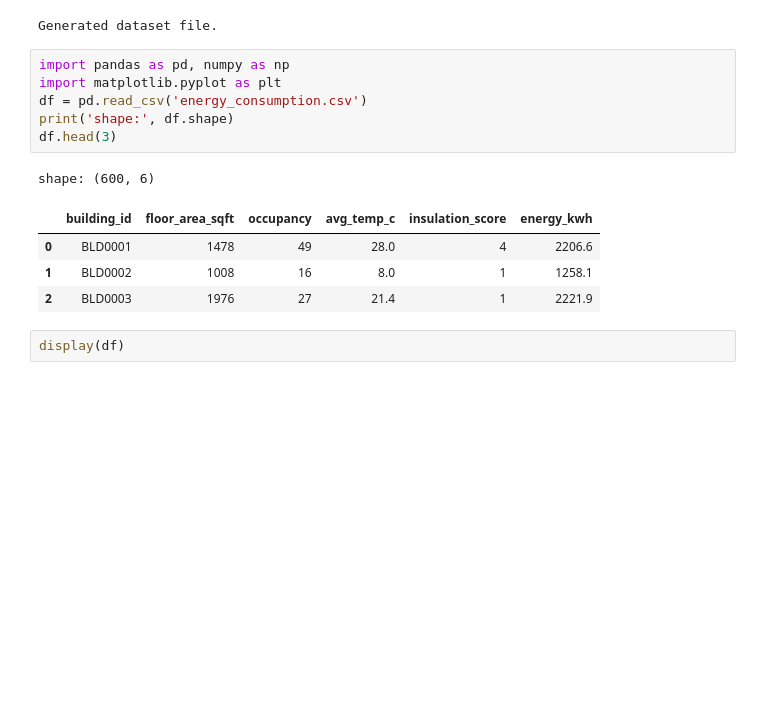
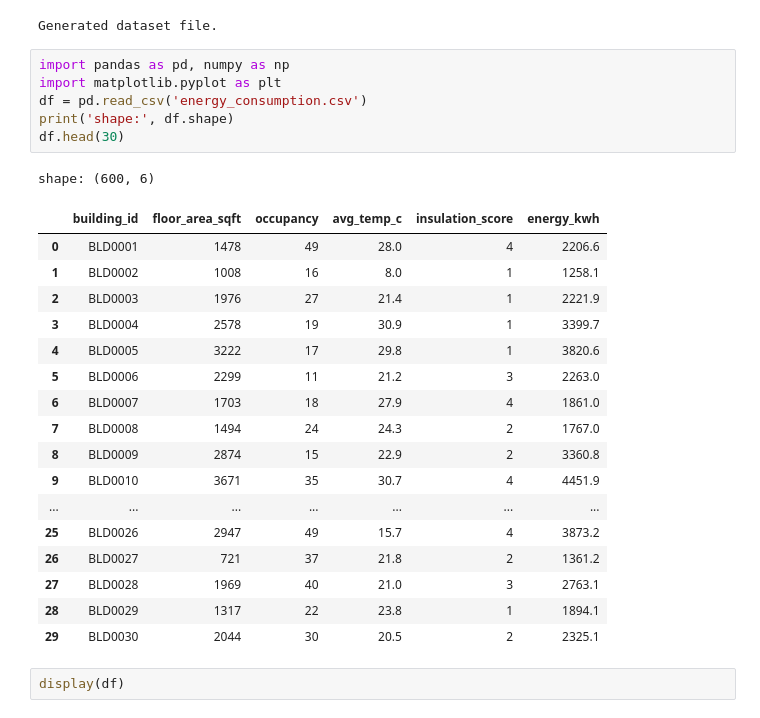
Before and after one commit to DrAyesha91/Nasscom-fdp-, a Jupyter notebook: Day_6_U13_Optimization_Part1_Lab.ipynb, the cells around one changed output. Saved outputs shown, nothing was run; the diff lists cells and outputs as text; blank space fills up the shorter version.

```diff
--- a/Day_6_U13_Optimization_Part1_Lab.ipynb
+++ b/Day_6_U13_Optimization_Part1_Lab.ipynb
@@ -82,15 +82,28 @@ Generated dataset file.
 # %%
 import pandas as pd, numpy as np
 import matplotlib.pyplot as plt
 df = pd.read_csv('energy_consumption.csv')
 print('shape:', df.shape)
-df.head(3)
+df.head(30)
 # %% [output]
 shape: (600, 6)
 |  | building_id | floor_area_sqft | occupancy | avg_temp_c | insulation_score | energy_kwh |
 | 0 | BLD0001 | 1478 | 49 | 28.0 | 4 | 2206.6 |
 | 1 | BLD0002 | 1008 | 16 | 8.0 | 1 | 1258.1 |
 | 2 | BLD0003 | 1976 | 27 | 21.4 | 1 | 2221.9 |
+| 3 | BLD0004 | 2578 | 19 | 30.9 | 1 | 3399.7 |
+| 4 | BLD0005 | 3222 | 17 | 29.8 | 1 | 3820.6 |
+| 5 | BLD0006 | 2299 | 11 | 21.2 | 3 | 2263.0 |
+| 6 | BLD0007 | 1703 | 18 | 27.9 | 4 | 1861.0 |
+| 7 | BLD0008 | 1494 | 24 | 24.3 | 2 | 1767.0 |
+| 8 | BLD0009 | 2874 | 15 | 22.9 | 2 | 3360.8 |
+| 9 | BLD0010 | 3671 | 35 | 30.7 | 4 | 4451.9 |
+| ... | ... | ... | ... | ... | ... | ... |
+| 25 | BLD0026 | 2947 | 49 | 15.7 | 4 | 3873.2 |
+| 26 | BLD0027 | 721 | 37 | 21.8 | 2 | 1361.2 |
+| 27 | BLD0028 | 1969 | 40 | 21.0 | 3 | 2763.1 |
+| 28 | BLD0029 | 1317 | 22 | 23.8 | 1 | 1894.1 |
+| 29 | BLD0030 | 2044 | 30 | 20.5 | 2 | 2325.1 |
 # %%
 display(df)
 # %% [output]
```
Also changed, not shown: parts of 1 cell of this notebook.
